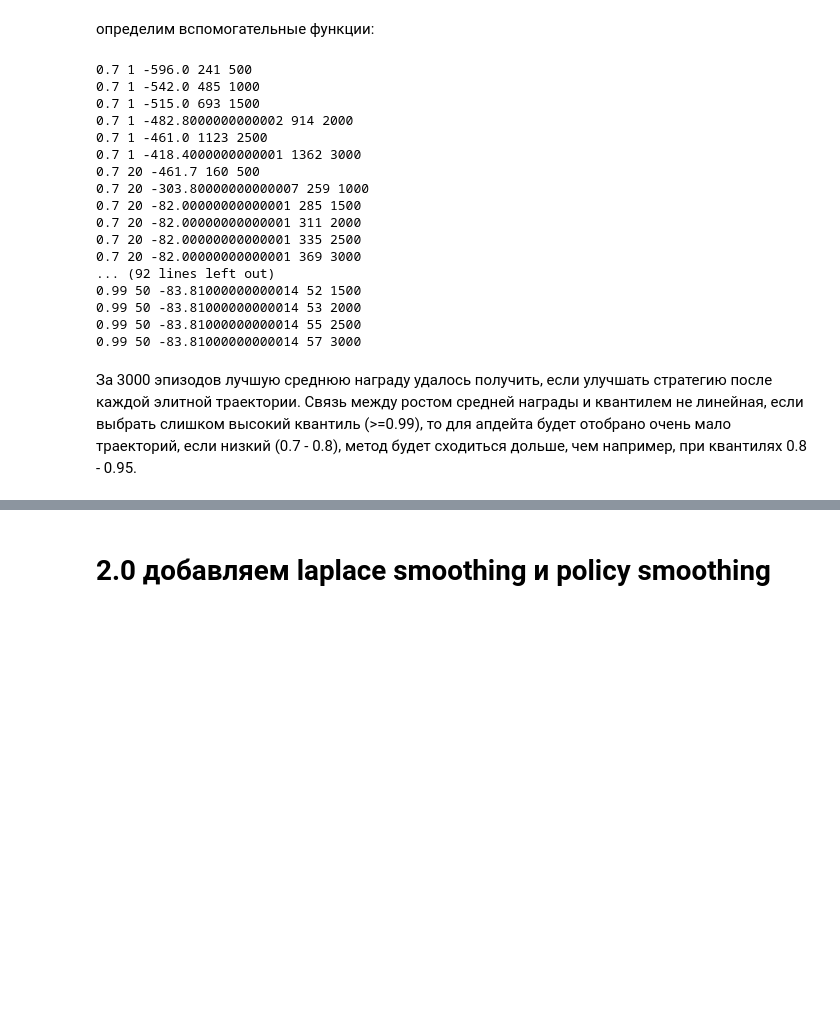
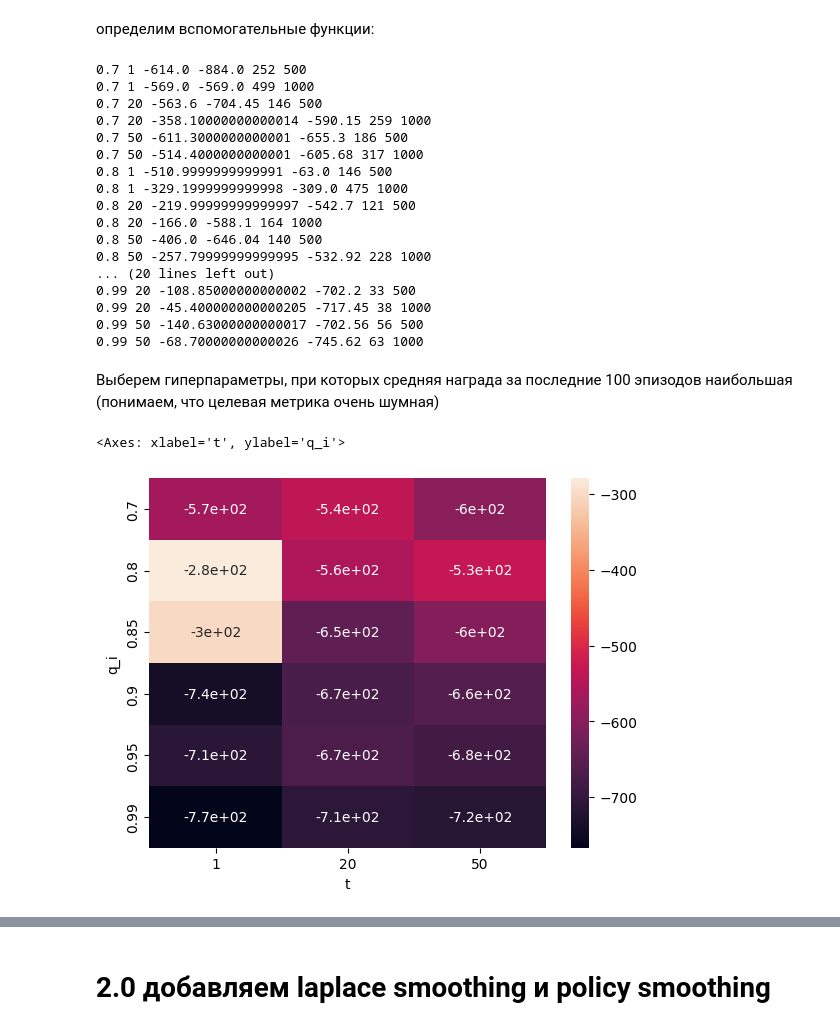
Before and after one commit to Nexx136/sandbox, a Jupyter notebook: rl_week1_hw.ipynb, the cells around one changed output, grey strips where cells are left out. Saved outputs shown, nothing was run; the diff lists cells and outputs as text; code cells hidden in the pictures; blank space fills up the shorter version.

```diff
--- a/rl_week1_hw.ipynb
+++ b/rl_week1_hw.ipynb
@@ -128,7 +129,7 @@ for q_i in q:
 
         n_episodes = 0
         n_updated = 0
-        while n_episodes<=3000 :
+        while n_episodes<=1000 :
 
             trajectory_stats = []
 
@@ -176,22 +177,22 @@ for q_i in q:
             if n_episodes % 500 ==0:
                 print(q_i, t, thres, mean_reward,  n_updated, n_episodes)
 # %% [output]
-0.7 1 -596.0 241 500
-0.7 1 -542.0 485 1000
-0.7 1 -515.0 693 1500
-0.7 1 -482.8000000000002 914 2000
-0.7 1 -461.0 1123 2500
-0.7 1 -418.4000000000001 1362 3000
-0.7 20 -461.7 160 500
-0.7 20 -303.80000000000007 259 1000
-0.7 20 -82.00000000000001 285 1500
-0.7 20 -82.00000000000001 311 2000
-0.7 20 -82.00000000000001 335 2500
-0.7 20 -82.00000000000001 369 3000
-... (92 lines left out)
-0.99 50 -83.81000000000014 52 1500
-0.99 50 -83.81000000000014 53 2000
-0.99 50 -83.81000000000014 55 2500
-0.99 50 -83.81000000000014 57 3000
+0.7 1 -614.0 -884.0 252 500
+0.7 1 -569.0 -569.0 499 1000
+0.7 20 -563.6 -704.45 146 500
+0.7 20 -358.10000000000014 -590.15 259 1000
+0.7 50 -611.3000000000001 -655.3 186 500
+0.7 50 -514.4000000000001 -605.68 317 1000
+0.8 1 -510.9999999999991 -63.0 146 500
+0.8 1 -329.1999999999998 -309.0 475 1000
+0.8 20 -219.99999999999997 -542.7 121 500
+0.8 20 -166.0 -588.1 164 1000
+0.8 50 -406.0 -646.04 140 500
+0.8 50 -257.79999999999995 -532.92 228 1000
+... (20 lines left out)
+0.99 20 -108.85000000000002 -702.2 33 500
+0.99 20 -45.400000000000205 -717.45 38 1000
+0.99 50 -140.63000000000017 -702.56 56 500
+0.99 50 -68.70000000000026 -745.62 63 1000
 # %%
 res = pd.DataFrame(logs, columns=['q_i', 't', 'mean_reward', 'thres', 'n_episodes', 'n_updated', 'n_steps'])
@@ -200,2 +201,7 @@ res['n_updated_q'] = pd.cut(res['n_updated'], bins=np.arange(10)*100)
-# %% [markdown]
-За 3000 эпизодов лучшую среднюю награду удалось получить,   если улучшать стратегию после каждой элитной траектории. Связь между ростом средней награды и квантилем не линейная, если выбрать слишком высокий квантиль (>=0.99), то для апдейта будет отобрано очень мало траекторий, если низкий (0.7 - 0.8), метод будет сходиться дольше, чем например, при квантилях 0.8 - 0.95.
+# %% [markdown]
+Выберем гиперпараметры, при которых средняя награда за последние 100 эпизодов наибольшая (понимаем, что целевая метрика очень шумная)
+# %%
+sns.heatmap(pd.pivot_table(res[res['n_episodes']>950], index='q_i', columns='t', values='mean_reward', aggfunc='median'), annot=True)
+# %% [output]
+<Axes: xlabel='t', ylabel='q_i'>
+[figure, added]
```
Also changed, not shown: parts of 37 cells of this notebook.
